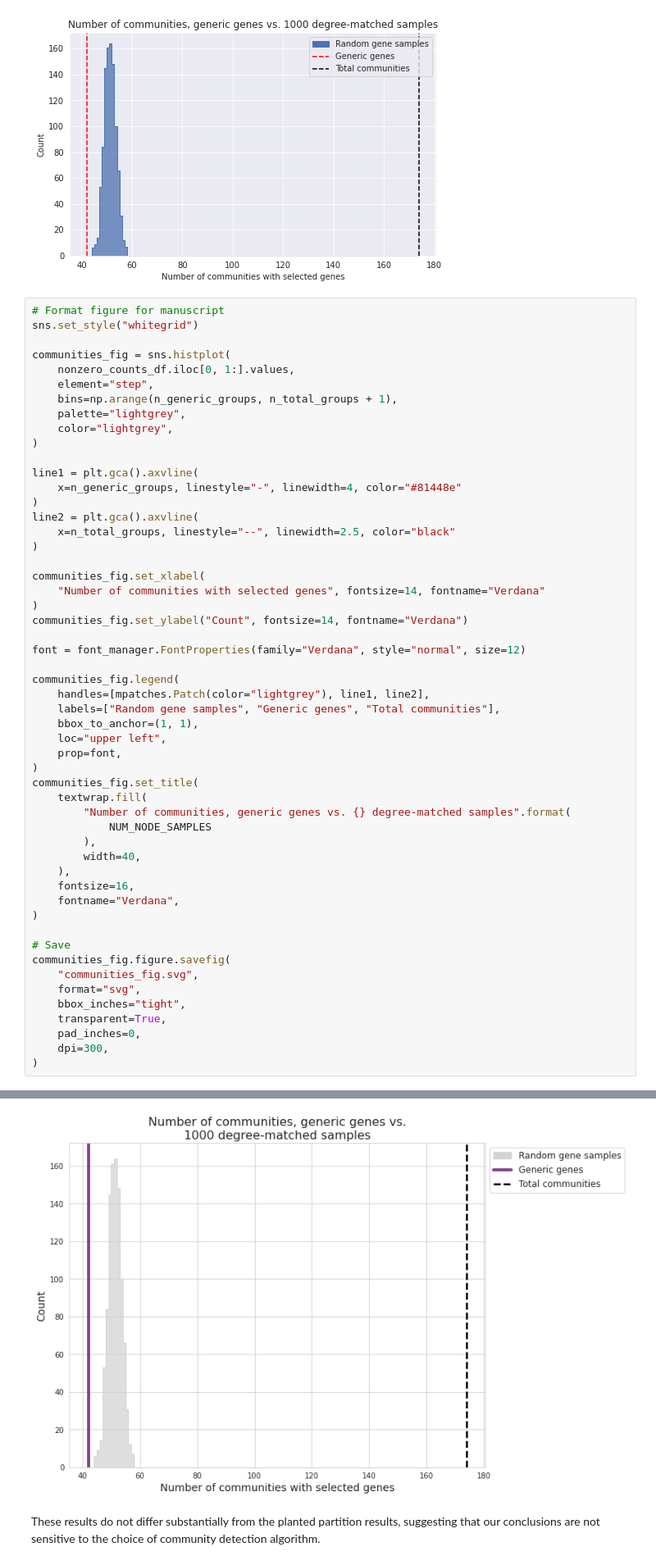
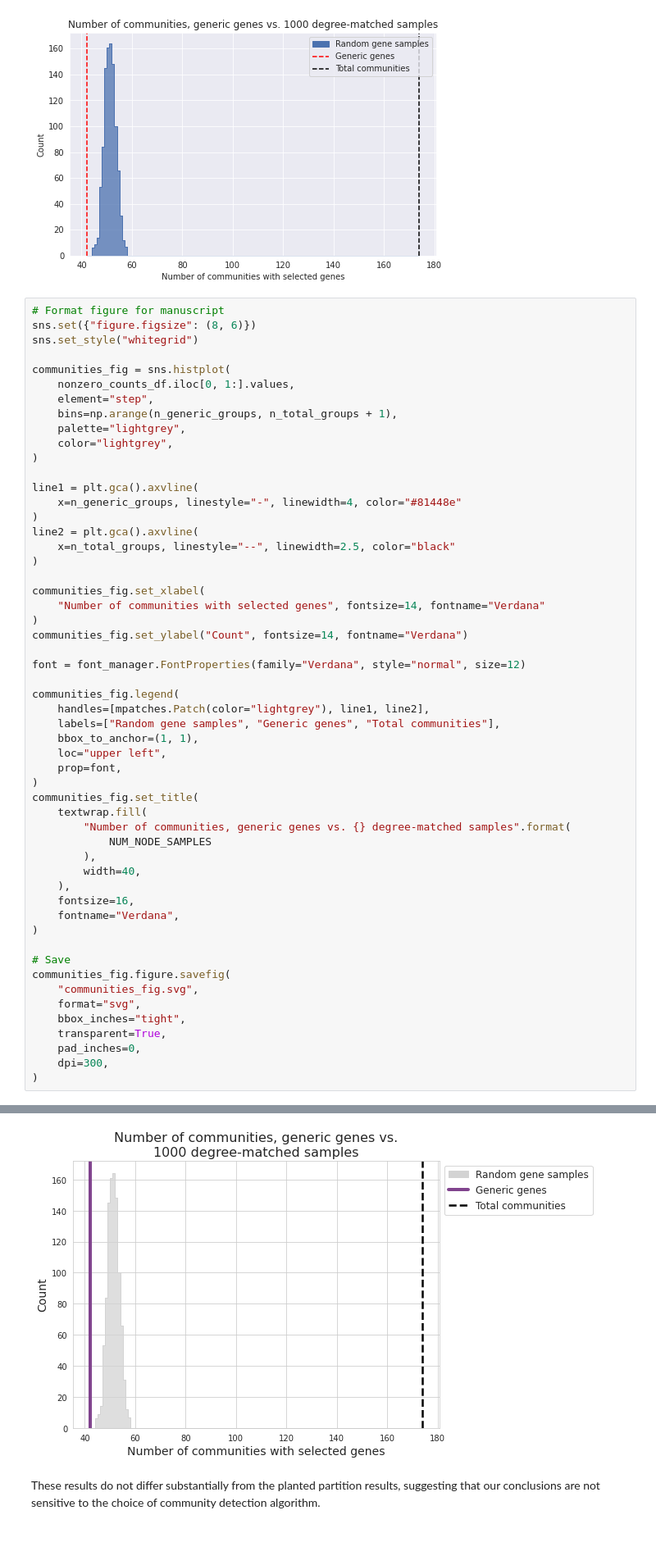
Before and after one commit to greenelab/generic-expression-patterns, a Jupyter notebook: network_analysis/3B_community_detection_louvain.ipynb, the cells around one changed output, grey strips where cells are left out. Shown: that part at 82% size. Drawn from its saved outputs; the diff is of its cells as text; blank space fills up the shorter version.

```diff
--- a/network_analysis/3B_community_detection_louvain.ipynb
+++ b/network_analysis/3B_community_detection_louvain.ipynb
@@ -169,6 +169,7 @@ Text(0.5, 1.0, 'Number of communities, generic genes vs. 1000 degree-matched sam
 [figure]
 # %%
 # Format figure for manuscript
+sns.set({"figure.figsize": (8, 6)})
 sns.set_style("whitegrid")
 
 communities_fig = sns.histplot(
@@ -224,3 +228,3 @@ communities_fig.figure.savefig(
-[figure, old version]
+[figure, new version]
 # %% [markdown]
 These results do not differ substantially from the planted partition results, suggesting that our conclusions are not sensitive to the choice of community detection algorithm.
```
Also changed, not shown: parts of 1 cell of this notebook, 10 other files.
